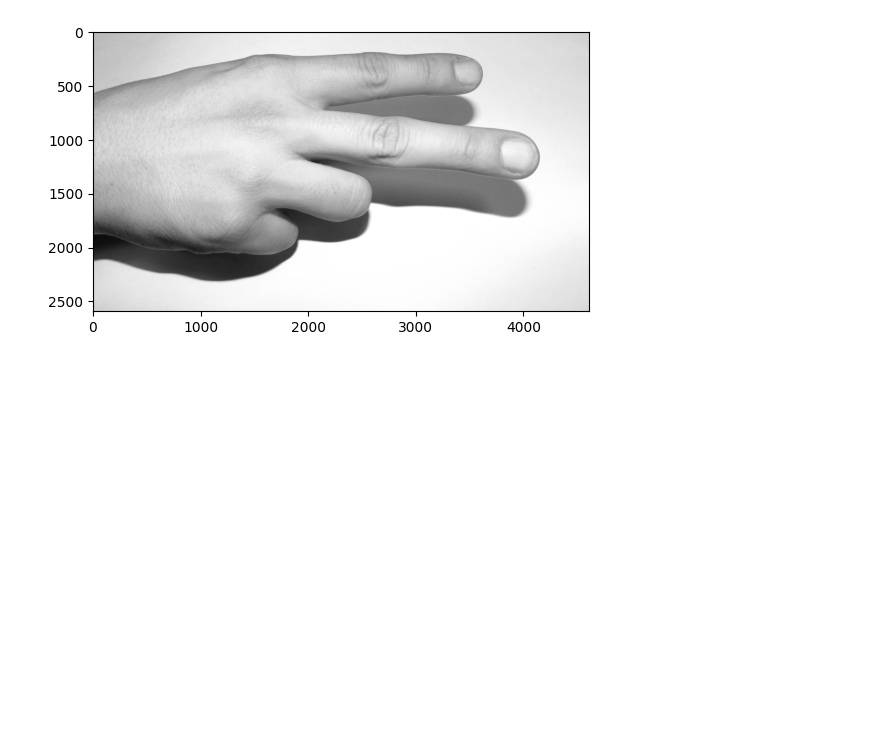
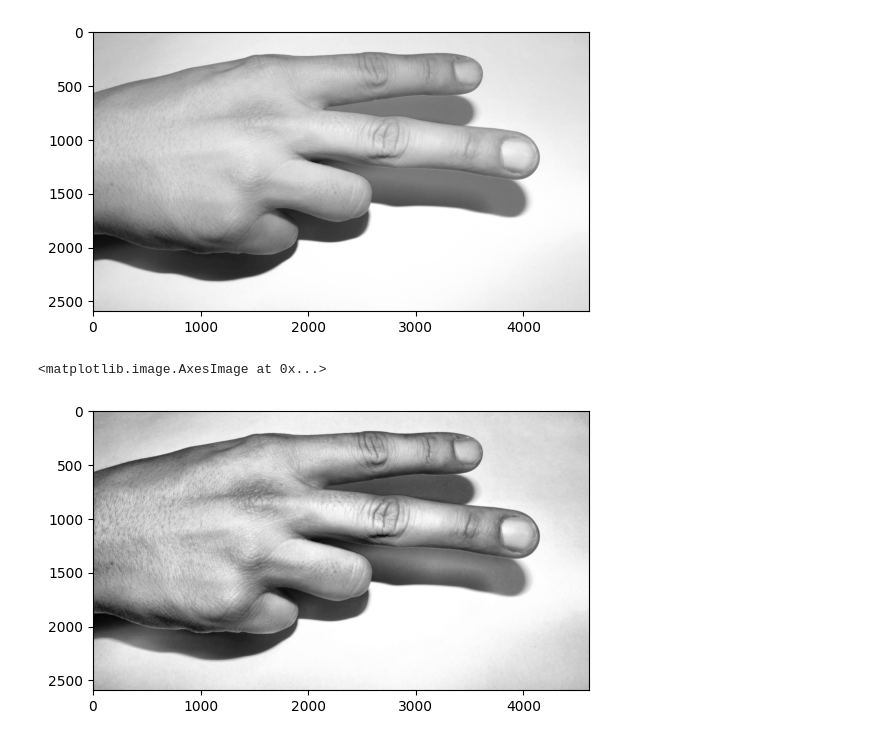
Before and after one commit to AhmedAlaa2024/Hand-Gesture-Recognition, a Jupyter notebook: Preprocessing/HOG.ipynb, the cells around one changed output. Cells and saved outputs as stored; diff of their text form; code cells hidden in the pictures; blank space fills up the shorter version.

Commit message:
Apply local contrast normalization

```diff
--- a/Preprocessing/HOG.ipynb
+++ b/Preprocessing/HOG.ipynb
@@ -31,3 +26,16 @@ plt.imshow(grayscale_image, cmap='gray')
 # %% [output]
 <matplotlib.image.AxesImage at 0x...>
 [figure]
+# %%
+# Apply local contrast normalization:
+# This step helps to improve the robustness of the HOG descriptor to lighting variations. Common techniques for local contrast normalization include contrast equalization, histogram equalization, and adaptive histogram equalization.
+
+# Apply adaptive histogram equalization to the grayscale image
+clahe = cv2.createCLAHE(clipLimit=2.0, tileGridSize=(8,8))
+normalized_image = clahe.apply(grayscale_image)
+
+# Display the image
+plt.imshow(normalized_image, cmap='gray')
+# %% [output]
+<matplotlib.image.AxesImage at 0x...>
+[figure, added]
```
Also changed, not shown: parts of 1 cell of this notebook.
